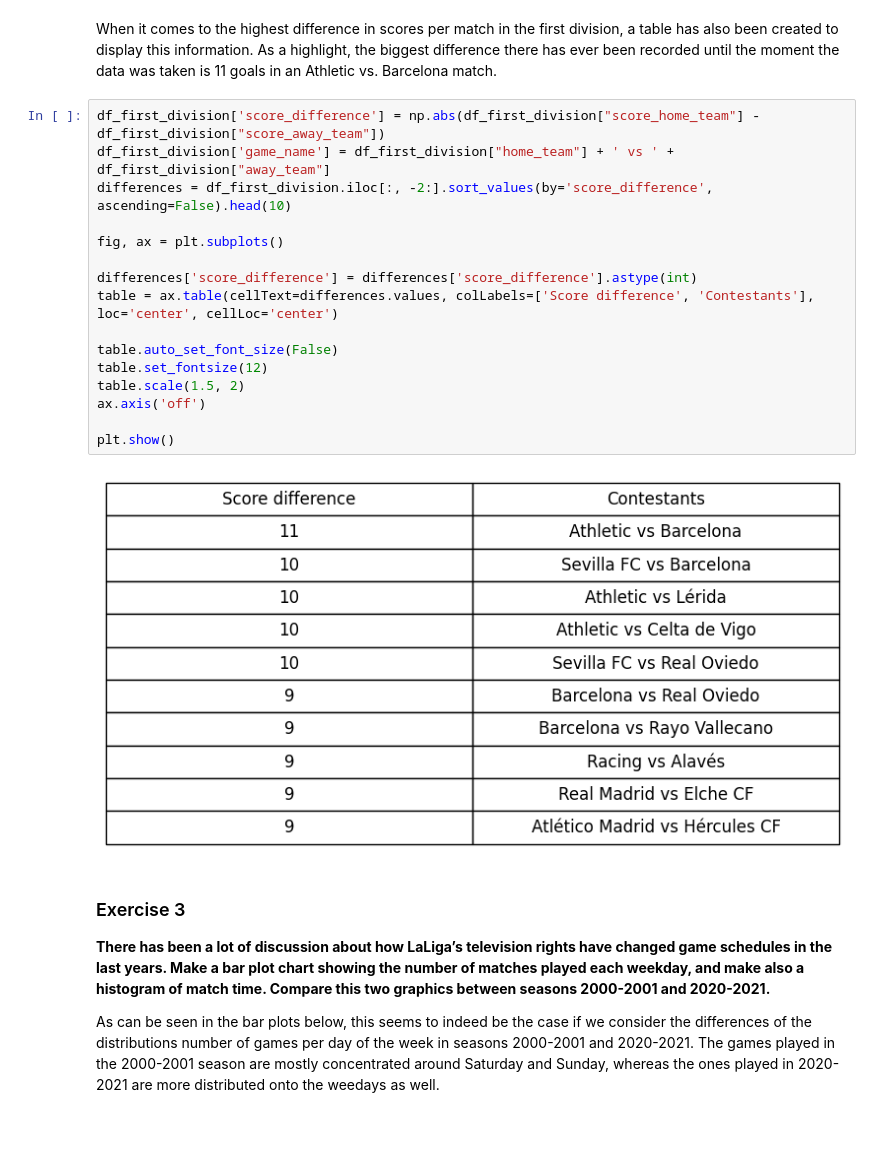
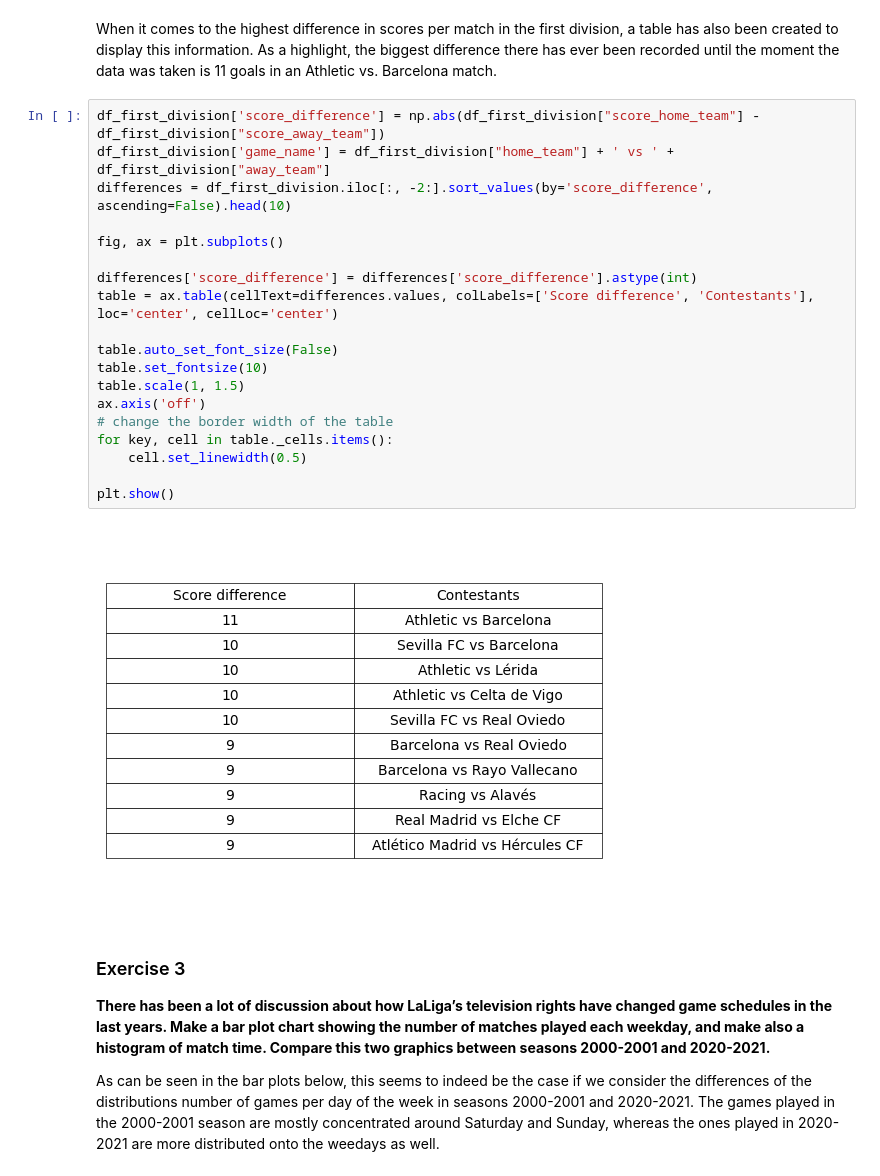
Before and after one commit to coders-unidas/la-quiniela, a Jupyter notebook: analysis/data_analysis.ipynb, the cells around one changed output. Saved outputs shown, nothing was run; the diff lists cells and outputs as text; blank space fills up the shorter version.

Commit message:
change border width table

```diff
--- a/analysis/data_analysis.ipynb
+++ b/analysis/data_analysis.ipynb
@@ -83,21 +83,24 @@ When it comes to the highest difference in scores per match in the first divisio
 # %%
 df_first_division['score_difference'] = np.abs(df_first_division["score_home_team"] - df_first_division["score_away_team"])
 df_first_division['game_name'] = df_first_division["home_team"] + ' vs ' + df_first_division["away_team"]
 differences = df_first_division.iloc[:, -2:].sort_values(by='score_difference', ascending=False).head(10)
 
 fig, ax = plt.subplots()
 
 differences['score_difference'] = differences['score_difference'].astype(int)
 table = ax.table(cellText=differences.values, colLabels=['Score difference', 'Contestants'], loc='center', cellLoc='center')
 
 table.auto_set_font_size(False)
-table.set_fontsize(12)
-table.scale(1.5, 2)
+table.set_fontsize(10)
+table.scale(1, 1.5)
 ax.axis('off')
+# change the border width of the table
+for key, cell in table._cells.items():
+    cell.set_linewidth(0.5)
 
 plt.show()
 # %% [output]
-[figure, old version]
+[figure, new version]
 # %% [markdown]
 ### Exercise 3
 **There has been a lot of discussion about how LaLiga’s television rights have changed game schedules in the last years. Make a bar plot chart showing the number of matches played each weekday, and make also a histogram of match time. Compare this two graphics between seasons 2000-2001 and 2020-2021.**
```
